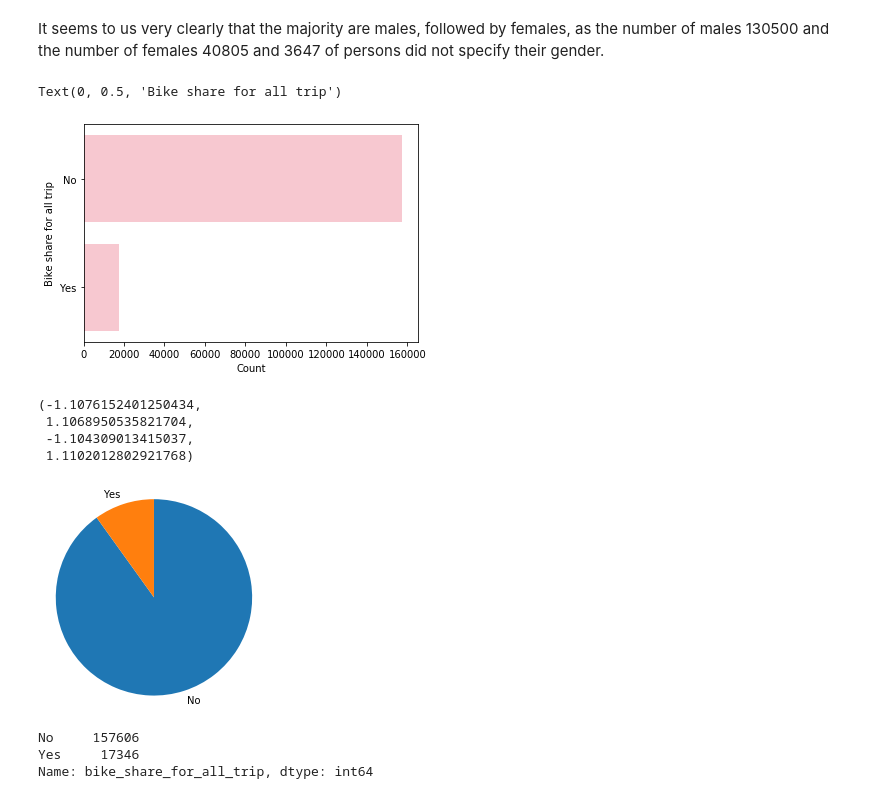
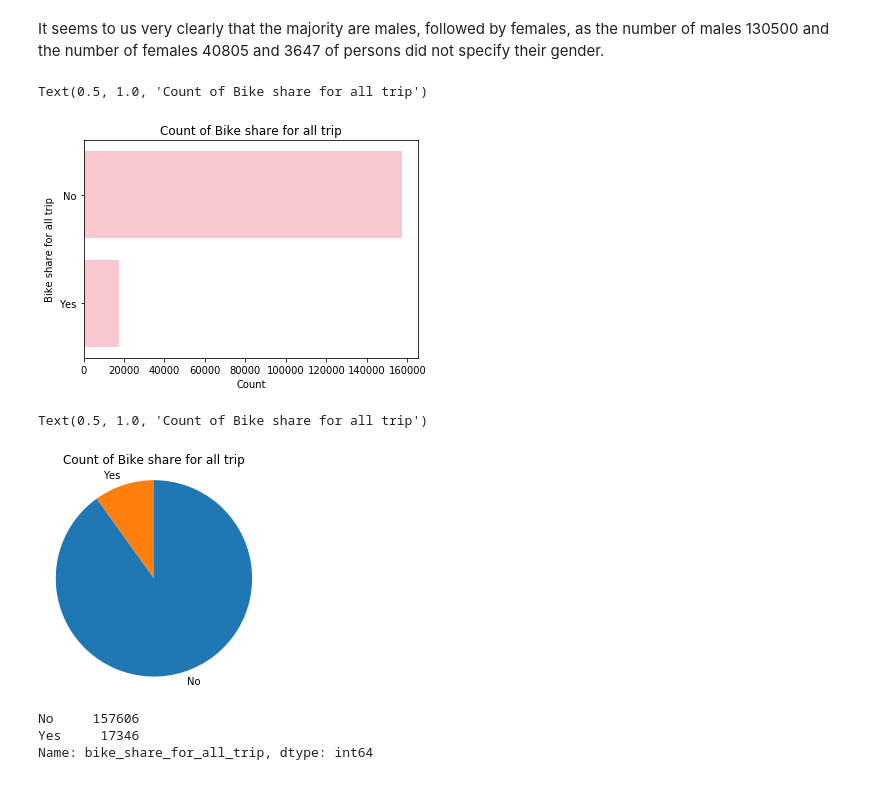
Before and after one commit to ReemShaya/Communicate-Data-findings-Project, a Jupyter notebook: exploration_template.ipynb, the cells around one changed output. Saved outputs shown, nothing was run; the diff lists cells and outputs as text; code cells hidden in the pictures.

```diff
--- a/exploration_template.ipynb
+++ b/exploration_template.ipynb
@@ -274,25 +275,24 @@ It seems to us very clearly that the majority are males, followed by females, as
 # %%
 # I want to know bike share for all trips or not?
 type_order = df_ford['bike_share_for_all_trip'].value_counts().index
 sb.countplot(data=df_ford, y='bike_share_for_all_trip', color='pink', order=type_order);
 
 plt.xlabel('Count')
 plt.ylabel('Bike share for all trip')
+plt.title('Count of Bike share for all trip')
 # %% [output]
-Text(0, 0.5, 'Bike share for all trip')
+Text(0.5, 1.0, 'Count of Bike share for all trip')
-[figure, old version]
+[figure, new version]
 # %%
 sorted_counts = df_ford['bike_share_for_all_trip'].value_counts()
 
 plt.pie(sorted_counts, labels = sorted_counts.index, startangle = 90, counterclock = False);
 
 plt.axis('square')
+plt.title('Count of Bike share for all trip')
 # %% [output]
-(-1.1076152401250434,
- 1.1068950535821704,
- -1.104309013415037,
- 1.1102012802921768)
+Text(0.5, 1.0, 'Count of Bike share for all trip')
-[figure, old version]
+[figure, new version]
 # %%
 df_ford['bike_share_for_all_trip'].value_counts()
 # %% [output]
```
Also changed, not shown: parts of 12 cells of this notebook, 2 other files.
